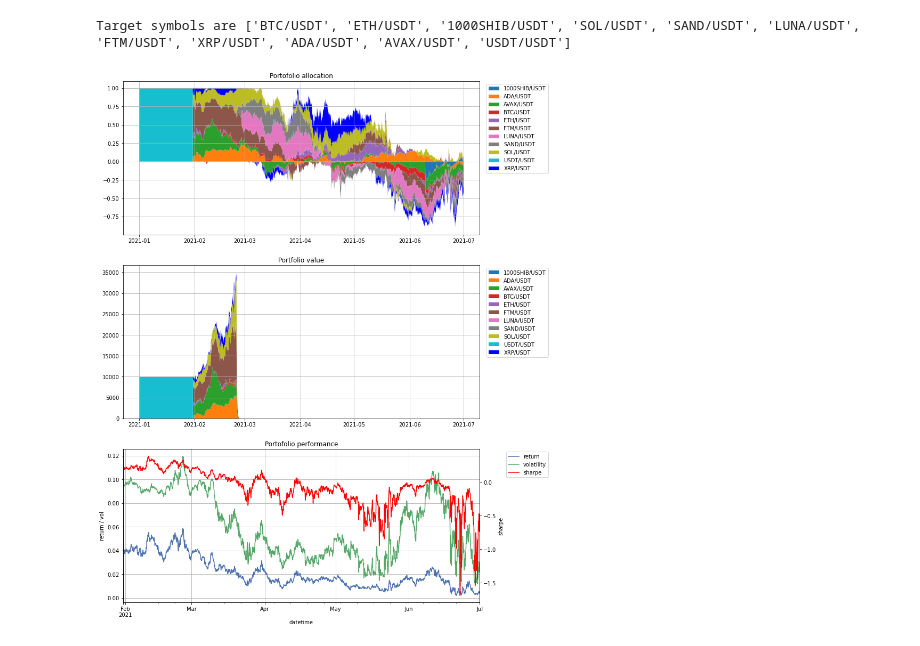
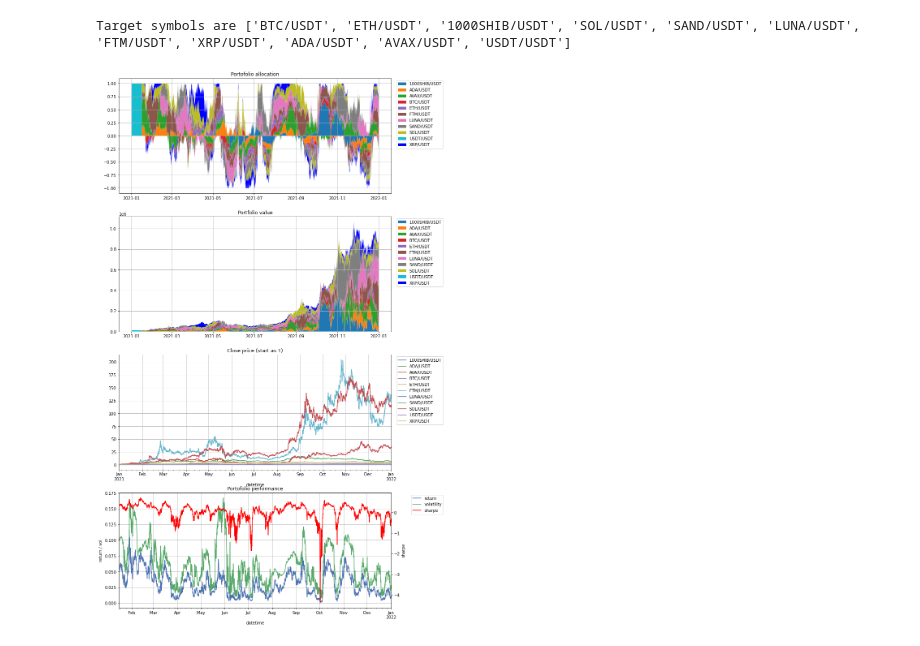
Before and after one commit to takahiro47/crypto_portfolio_bot, a Jupyter notebook: crypto_portfolio_bot.ipynb, the cells around one changed output. Cells and saved outputs as stored; diff of their text form; code cells hidden in the pictures.

Commit message:
First working value based backtest

```diff
--- a/crypto_portfolio_bot.ipynb
+++ b/crypto_portfolio_bot.ipynb
@@ -14,6 +14,8 @@ mlflow.set_experiment('crypto_portfolio_bot')
 
 # 実験のパラメータ
 experiment_options = {
+    'backtest_from': '2021-01-01 00:00:00+00',
+    'backtest_to': '2022-01-01 00:00:00+00',
     'objective_type': 'max_quadratic_utility',
     'objective_param': 1.0,
     'download_timebar': False,
@@ -25,7 +27,7 @@ experiment_options = {
     'rebalance_interval': 2*60*60,      # ポートフォリオリバランス間隔 [秒]
     'execution_period': 1.5*60*60,      # ポートフォリオリバランス実行期間 [秒]
     'timebar_interval': 5*60,           # タイムバー間隔 [秒]
-    'weight_calc_period': 30*24*60*60,  # ポートフォリオ計算時のリターン系列の長さ [秒]
+    'weight_calc_period': 15*24*60*60,  # ポートフォリオ計算時のリターン系列の長さ [秒]
     'execution_cost': 0.001,            # トレード手数料
     'initial_usdt_value': 10000.0       # ポートフォリオ計算開始時のUSDT残高
 }
@@ -297,8 +307,5 @@ for i in tqdm(range(df_weight_calc.shape[0])):
 # 初期ウェイトと初期ポジションをセットする
 df_portfolio.loc[(df_portfolio.index[0], slice(None)), 'target_weight'] = 0.0
 df_portfolio.loc[(df_portfolio.index[0], 'USDT/USDT'), 'target_weight'] = 1.0
-df_portfolio.loc[(df_portfolio.index[0], slice(None)), 'target_value'] = df_portfolio.loc[(df_portfolio.index[0], slice(None)), 'target_weight'] * experiment_options['initial_usdt_value']
-df_portfolio.loc[(df_portfolio.index[0], slice(None)), 'adjust_value'] = 0
 df_portfolio.loc[(df_portfolio.index[0], slice(None)), 'value'] = df_portfolio.loc[(df_portfolio.index[0], slice(None)), 'target_weight'] * experiment_options['initial_usdt_value']
-df_portfolio.loc[(df_portfolio.index[0], slice(None)), 'adjust_position'] = 0
 df_portfolio.loc[(df_portfolio.index[0], slice(None)), 'position'] = df_portfolio.loc[(df_portfolio.index[0], slice(None)), 'target_weight'] * experiment_options['initial_usdt_value'] / df_portfolio.loc[(df_portfolio.index[0], slice(None)), 'close']
@@ -354,19 +358,20 @@ df_portfolio.fillna(0, inplace=True)
 # %%
 # パフォーマンス表示用の関数
 def visualize_performance(df, array_performance, render_from, render_to, options):
-    _fig, _ax = plt.subplots(3, 1, figsize=(12, 18))
+    _fig, _ax = plt.subplots(4, 1, figsize=(12, 24), sharex=False)
     plt.subplots_adjust(wspace=0.2, hspace=0.2)
 
     # 行のすべてのウェイトが0またはNaNの行を削除してウェイト用のDataFrameを完成させる
     _df_weight = df.loc[(df.index.get_level_values('datetime').astype(np.int64) // 10**9 % options['rebalance_interval'] == 0), :]
     _df_weight = _df_weight.reset_index().pivot(index = 'datetime', columns = 'symbol', values='target_weight').dropna(how = 'all').fillna(0)
+    _df_weight = _df_weight[render_from:render_to]
     _df_weight_positive = _df_weight[_df_weight >= 0].fillna(0)
     _df_weight_negative = _df_weight[_df_weight < 0].fillna(0)
 
     # ポートフォリオウェイトの描画
-    _ax[0].stackplot(_df_weight_positive[render_from:render_to].index, _df_weight_positive[render_from:render_to].T, colors=('tab:blue', 'tab:orange', 'tab:green', 'tab:red', 'tab:purple', 'tab:brown', 'tab:pink', 'tab:gray', 'tab:olive', 'tab:cyan', 'b', 'g', 'r'), labels=_df_weight.columns)
+    _ax[0].stackplot(_df_weight_positive.index, _df_weight_positive.T, colors=('tab:blue', 'tab:orange', 'tab:green', 'tab:red', 'tab:purple', 'tab:brown', 'tab:pink', 'tab:gray', 'tab:olive', 'tab:cyan', 'b', 'g', 'r'), labels=_df_weight.columns)
     handle, label = _ax[0].get_legend_handles_labels()
-    _ax[0].stackplot(_df_weight_negative[render_from:render_to].index, _df_weight_negative[render_from:render_to].T, colors=('tab:blue', 'tab:orange', 'tab:green', 'tab:red', 'tab:purple', 'tab:brown', 'tab:pink', 'tab:gray', 'tab:olive', 'tab:cyan', 'b', 'g', 'r'), labels=_df_weight.columns)
+    _ax[0].stackplot(_df_weight_negative.index, _df_weight_negative.T, colors=('tab:blue', 'tab:orange', 'tab:green', 'tab:red', 'tab:purple', 'tab:brown', 'tab:pink', 'tab:gray', 'tab:olive', 'tab:cyan', 'b', 'g', 'r'), labels=_df_weight.columns)
     _ax[0].grid(True)
     _ax[0].legend(handle, label, bbox_to_anchor=(1.2, 1))
     _ax[0].set_title(f'Portofolio allocation')
@@ -374,40 +379,51 @@ def visualize_performance(df, array_performance, render_from, render_to, options
     # コストを考慮した銘柄リターン表示用のデータフレームを準備
     _df_value = df.loc[(df.index.get_level_values('datetime').astype(np.int64) // 10**9 % options['rebalance_interval'] == 0), :]
     _df_value = _df_value.reset_index().pivot(index = 'datetime', columns = 'symbol', values='value').dropna(how = 'all').abs().fillna(0)
+    _df_value = _df_value[render_from:render_to]
 
-    _ax[1].stackplot(_df_value[render_from:render_to].index, _df_value[render_from:render_to].T, colors=('tab:blue', 'tab:orange', 'tab:green', 'tab:red', 'tab:purple', 'tab:brown', 'tab:pink', 'tab:gray', 'tab:olive', 'tab:cyan', 'b', 'g', 'r'), labels=_df_value.columns)
+    _ax[1].stackplot(_df_value.index, _df_value.T, colors=('tab:blue', 'tab:orange', 'tab:green', 'tab:red', 'tab:purple', 'tab:brown', 'tab:pink', 'tab:gray', 'tab:olive', 'tab:cyan', 'b', 'g', 'r'), labels=_df_value.columns)
     _ax[1].grid(True)
     _ax[1].legend(bbox_to_anchor=(1.2, 1))
     _ax[1].set_title('Portfolio value')
+
+    # クローズ系列の描画
+    _df_close = df.loc[(df.index.get_level_values('datetime').astype(np.int64) // 10**9 % options['rebalance_interval'] == 0), :]
+    _df_close = _df_close.reset_index().pivot(index = 'datetime', columns = 'symbol', values='close').dropna(how = 'all').fillna(0)
+    _df_close = _df_close[render_from:render_to]
+    _df_close = _df_close / _df_close.iloc[0]
+    _df_close.plot(ax=_ax[2])
+    _ax[2].grid(True)
+    _ax[2].set_title(f'Close price (start as 1)')
+    _ax[2].legend(bbox_to_anchor=(1.2, 1))
 
     # ポートフォリオ自体のパフォーマンス表示用のデータフレームを準備
     _df_portfolio_performance = pd.DataFrame(array_performance, columns=['datetime', 'return', 'volatility', 'sharpe']).set_index('datetime', drop = True)
 
     # ポートフォリオ自体のパフォーマンス描画
-    _df_portfolio_performance[render_from:render_to]['return'].plot(ax=_ax[2], label='return')
-    _df_portfolio_performance[render_from:render_to]['volatility'].plot(ax=_ax[2], label='volatility')
-    _ax[2].grid(True)
-    _ax_sub = _ax[2].twinx()
+    _df_portfolio_performance[render_from:render_to]['return'].plot(ax=_ax[3], label='return')
+    _df_portfolio_performance[render_from:render_to]['volatility'].plot(ax=_ax[3], label='volatility')
+    _ax[3].grid(True)
+    _ax_sub = _ax[3].twinx()
     _ax_sub.set_ylabel('sharpe')
     _df_portfolio_performance[render_from:render_to]['sharpe'].plot(ax=_ax_sub, style='r-', label='sharpe')
-    _ax[2].set_title(f'Portofolio performance')
-    _ax[2].set_ylabel('return / vol')
-    _handle, _label = _ax[2].get_legend_handles_labels()
+    _ax[3].set_title(f'Portofolio performance')
+    _ax[3].set_ylabel('return / vol')
+    _handle, _label = _ax[3].get_legend_handles_labels()
     _handle2, _label2 = _ax_sub.get_legend_handles_labels()
-    _ax[2].legend(_handle + _handle2, _label + _label2, bbox_to_anchor=(1.2, 1))
+    _ax[3].legend(_handle + _handle2, _label + _label2, bbox_to_anchor=(1.2, 1))
 
     mlflow.log_figure(_fig, f'portofolio_{render_from}_to_{render_to}.png')
     return _fig
 # %%
 # パフォーマンスを表示
 df_portfolio = df_portfolio.sort_index()
 df_portfolio.fillna(0, inplace=True)
 #visualize_performance(df_portfolio, array_performance, '2020-01-01 00:00:00+00', '2023-01-01 00:00:00+00', experiment_options).show()
 #visualize_performance(df_portfolio, array_performance, '2020-01-01 00:00:00+00', '2021-01-01 00:00:00+00', experiment_options).show()
 #visualize_performance(df_portfolio, array_performance, '2021-01-01 00:00:00+00', '2022-01-01 00:00:00+00', experiment_options).show()
 #visualize_performance(df_portfolio, array_performance, '2022-01-01 00:00:00+00', '2023-01-01 00:00:00+00', experiment_options).show()
-visualize_performance(df_portfolio, array_performance, '2021-01-01 00:00:00+00', '2022-07-01 00:00:00+00', experiment_options).show()
+visualize_performance(df_portfolio, array_performance, experiment_options['backtest_from'], experiment_options['backtest_to'], experiment_options).show()
 # %% [output]
-[figure, old version]
+[figure, new version]
 # %%
 mlflow.end_run()
```
Also changed, not shown: parts of 6 cells of this notebook.
